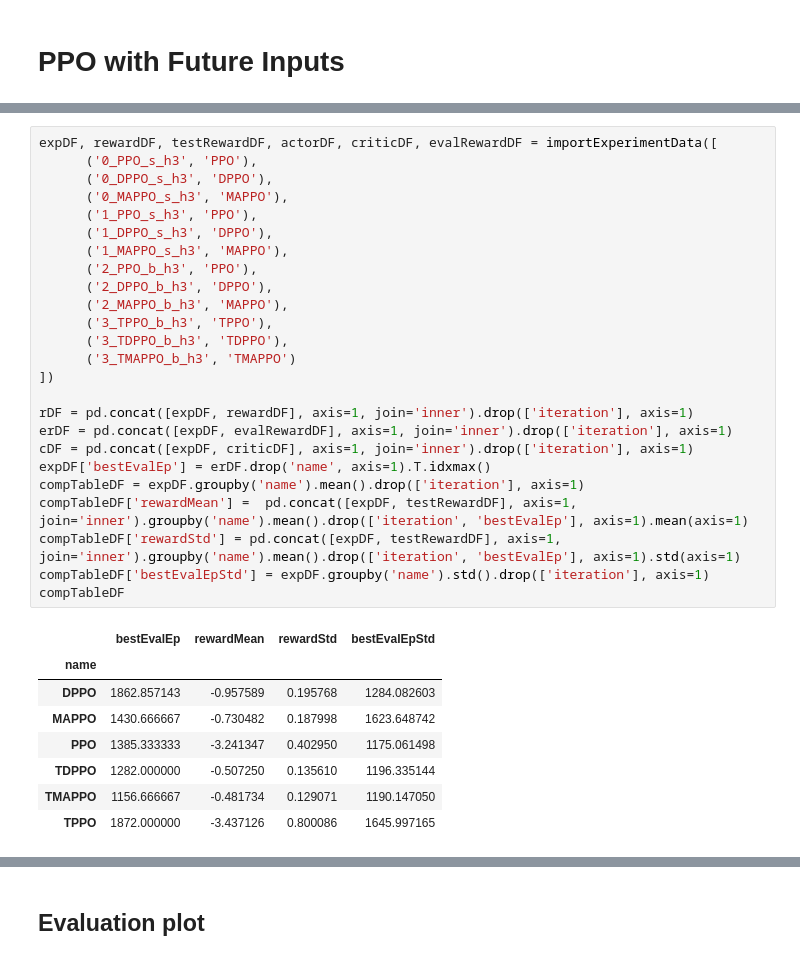
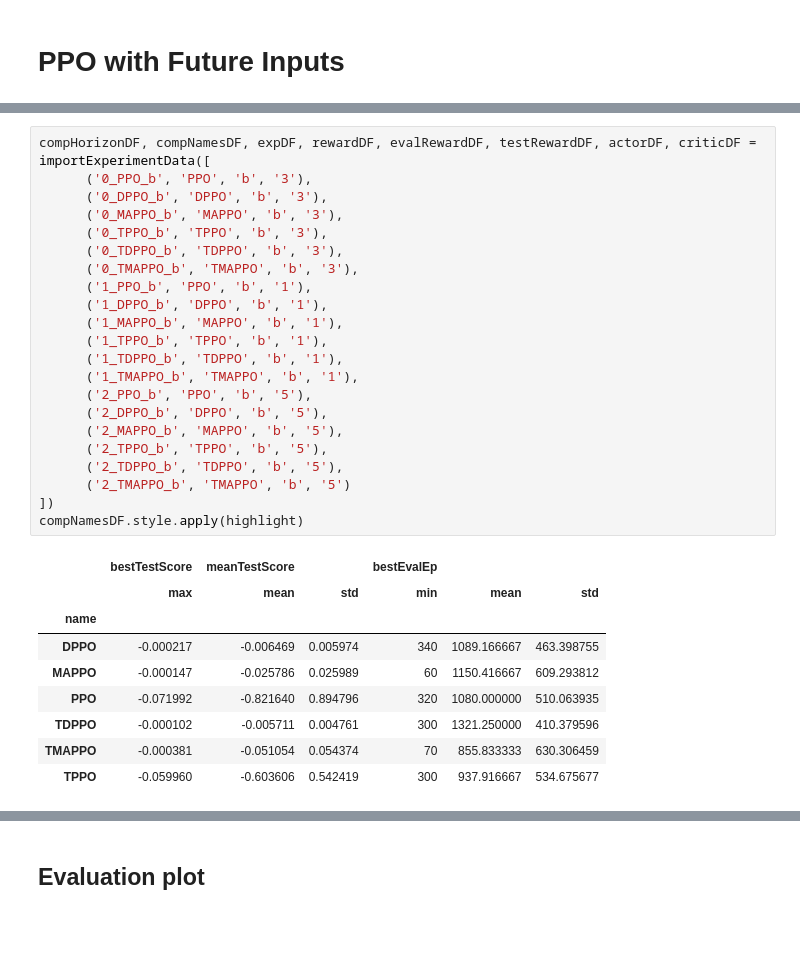
Before and after one commit to JuanPedroGHM/TestRLFrameworkPleaseIgnore, a Jupyter notebook: notebooks/clutchResults_0.ipynb, the cells around one changed output, grey strips where cells are left out. Drawn from its saved outputs; the diff is of its cells as text; blank space fills up the shorter version.

```diff
--- a/notebooks/clutchResults_0.ipynb
+++ b/notebooks/clutchResults_0.ipynb
@@ -150,34 +103,32 @@ compTableDF
-# %%
-expDF, rewardDF, testRewardDF, actorDF, criticDF, evalRewardDF = importExperimentData([
-      ('0_PPO_s_h3', 'PPO'),
-      ('0_DPPO_s_h3', 'DPPO'),
-      ('0_MAPPO_s_h3', 'MAPPO'),
-      ('1_PPO_s_h3', 'PPO'),
-      ('1_DPPO_s_h3', 'DPPO'),
-      ('1_MAPPO_s_h3', 'MAPPO'),
-      ('2_PPO_b_h3', 'PPO'),
-      ('2_DPPO_b_h3', 'DPPO'),
-      ('2_MAPPO_b_h3', 'MAPPO'),
-      ('3_TPPO_b_h3', 'TPPO'),
-      ('3_TDPPO_b_h3', 'TDPPO'),
-      ('3_TMAPPO_b_h3', 'TMAPPO')
-])
-
-rDF = pd.concat([expDF, rewardDF], axis=1, join='inner').drop(['iteration'], axis=1)
-erDF = pd.concat([expDF, evalRewardDF], axis=1, join='inner').drop(['iteration'], axis=1)
-cDF = pd.concat([expDF, criticDF], axis=1, join='inner').drop(['iteration'], axis=1)
-expDF['bestEvalEp'] = erDF.drop('name', axis=1).T.idxmax()
-compTableDF = expDF.groupby('name').mean().drop(['iteration'], axis=1)
-compTableDF['rewardMean'] =  pd.concat([expDF, testRewardDF], axis=1, join='inner').groupby('name').mean().drop(['iteration', 'bestEvalEp'], axis=1).mean(axis=1)
-compTableDF['rewardStd'] = pd.concat([expDF, testRewardDF], axis=1, join='inner').groupby('name').mean().drop(['iteration', 'bestEvalEp'], axis=1).std(axis=1)
-compTableDF['bestEvalEpStd'] = expDF.groupby('name').std().drop(['iteration'], axis=1)
-compTableDF
-# %% [output]
-|  | bestEvalEp | rewardMean | rewardStd | bestEvalEpStd |
-| name |  |  |  |  |
-| DPPO | 1862.857143 | -0.957589 | 0.195768 | 1284.082603 |
-| MAPPO | 1430.666667 | -0.730482 | 0.187998 | 1623.648742 |
-| PPO | 1385.333333 | -3.241347 | 0.402950 | 1175.061498 |
-| TDPPO | 1282.000000 | -0.507250 | 0.135610 | 1196.335144 |
-| TMAPPO | 1156.666667 | -0.481734 | 0.129071 | 1190.147050 |
-| TPPO | 1872.000000 | -3.437126 | 0.800086 | 1645.997165 |
+# %%
+compHorizonDF, compNamesDF, expDF, rewardDF, evalRewardDF, testRewardDF, actorDF, criticDF = importExperimentData([
+      ('0_PPO_b', 'PPO', 'b', '3'),
+      ('0_DPPO_b', 'DPPO', 'b', '3'),
+      ('0_MAPPO_b', 'MAPPO', 'b', '3'),
+      ('0_TPPO_b', 'TPPO', 'b', '3'),
+      ('0_TDPPO_b', 'TDPPO', 'b', '3'),
+      ('0_TMAPPO_b', 'TMAPPO', 'b', '3'),
+      ('1_PPO_b', 'PPO', 'b', '1'),
+      ('1_DPPO_b', 'DPPO', 'b', '1'),
+      ('1_MAPPO_b', 'MAPPO', 'b', '1'),
+      ('1_TPPO_b', 'TPPO', 'b', '1'),
+      ('1_TDPPO_b', 'TDPPO', 'b', '1'),
+      ('1_TMAPPO_b', 'TMAPPO', 'b', '1'),
+      ('2_PPO_b', 'PPO', 'b', '5'),
+      ('2_DPPO_b', 'DPPO', 'b', '5'),
+      ('2_MAPPO_b', 'MAPPO', 'b', '5'),
+      ('2_TPPO_b', 'TPPO', 'b', '5'),
+      ('2_TDPPO_b', 'TDPPO', 'b', '5'),
+      ('2_TMAPPO_b', 'TMAPPO', 'b', '5')
+])
+compNamesDF.style.apply(highlight)
+# %% [output]
+|  | bestTestScore | meanTestScore |  | bestEvalEp |  |  |
+|  | max | mean | std | min | mean | std |
+| name |  |  |  |  |  |  |
+| DPPO | -0.000217 | -0.006469 | 0.005974 | 340 | 1089.166667 | 463.398755 |
+| MAPPO | -0.000147 | -0.025786 | 0.025989 | 60 | 1150.416667 | 609.293812 |
+| PPO | -0.071992 | -0.821640 | 0.894796 | 320 | 1080.000000 | 510.063935 |
+| TDPPO | -0.000102 | -0.005711 | 0.004761 | 300 | 1321.250000 | 410.379596 |
+| TMAPPO | -0.000381 | -0.051054 | 0.054374 | 70 | 855.833333 | 630.306459 |
+| TPPO | -0.059960 | -0.603606 | 0.542419 | 300 | 937.916667 | 534.675677 |
```
Also changed, not shown: parts of 15 cells of this notebook.
